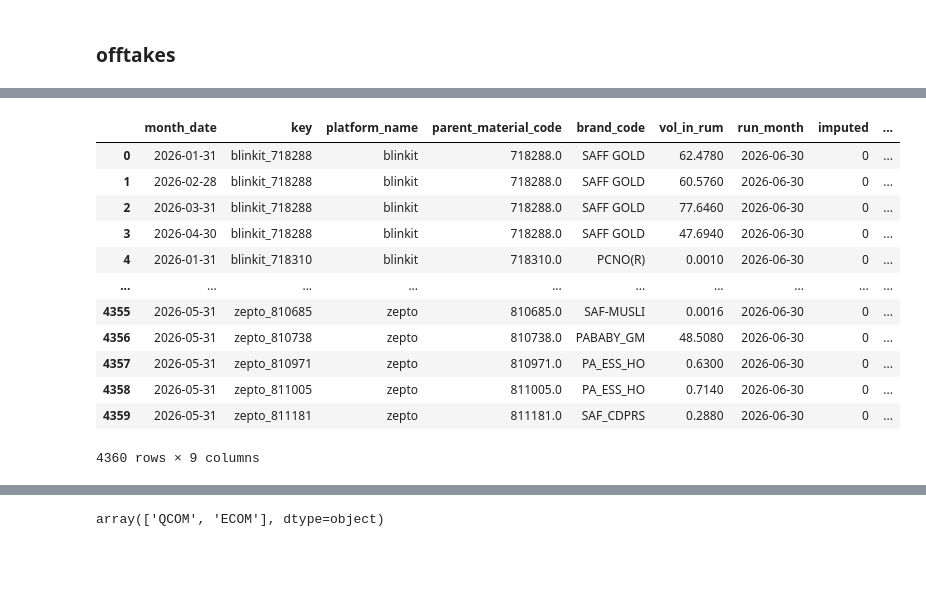
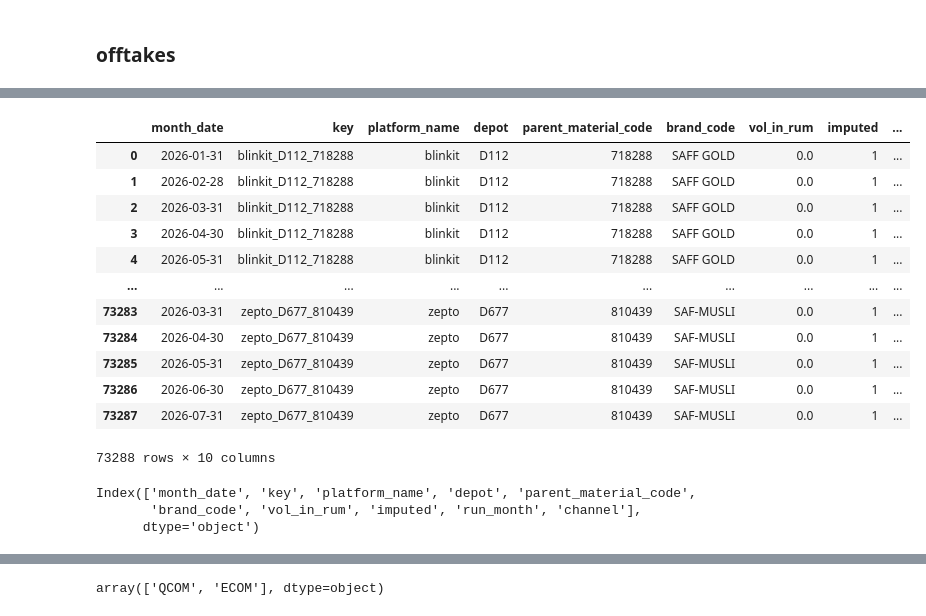
Before and after one commit to DSAmanSingh/collate_results_2, a Jupyter notebook: ALL Channels Accuracy framework.ipynb, the cells around one changed output, grey strips where cells are left out. Cells and saved outputs as stored; diff of their text form; code cells hidden in the pictures; blank space fills up the shorter version.

```diff
--- a/ALL Channels Accuracy framework.ipynb
+++ b/ALL Channels Accuracy framework.ipynb
@@ -1510,25 +1414,31 @@ Length: 4, dtype: datetime64[ns]
 # %%
-query_qcom = """select * from TRN_DF_QCOM_OFFTAKE_CHAIN_PSKU
-where run_month = '2026-06-30'
-and month_date between '2026-01-31' and '2026-05-31'
+query_qcom = """select * from TRN_DF_QCOM_OFFTAKE_CHAIN_DEPOT_PSKU
+where run_month = '2026-08-31'
+and month_date between '2026-01-31' and '2026-07-31'
 """
 qcom_df = pd.read_sql(query_qcom, dev_conn)
 qcom_df.columns = qcom_df.columns.str.lower()
 qcom_df['run_month'] = pd.to_datetime(qcom_df['run_month'])
 qcom_df['month_date'] = pd.to_datetime(qcom_df['month_date'])
 qcom_df['channel'] = 'QCOM'
 qcom_df
 # %% [output]
-|  | month_date | key | platform_name | parent_material_code | brand_code | vol_in_rum | run_month | imputed | ... |
-| 0 | 2026-01-31 | blinkit_718288 | blinkit | 718288.0 | SAFF GOLD | 62.4780 | 2026-06-30 | 0 | ... |
-| 1 | 2026-02-28 | blinkit_718288 | blinkit | 718288.0 | SAFF GOLD | 60.5760 | 2026-06-30 | 0 | ... |
-| 2 | 2026-03-31 | blinkit_718288 | blinkit | 718288.0 | SAFF GOLD | 77.6460 | 2026-06-30 | 0 | ... |
-| 3 | 2026-04-30 | blinkit_718288 | blinkit | 718288.0 | SAFF GOLD | 47.6940 | 2026-06-30 | 0 | ... |
-| 4 | 2026-01-31 | blinkit_718310 | blinkit | 718310.0 | PCNO(R) | 0.0010 | 2026-06-30 | 0 | ... |
+|  | month_date | key | platform_name | depot | parent_material_code | brand_code | vol_in_rum | imputed | ... |
+| 0 | 2026-01-31 | blinkit_D112_718288 | blinkit | D112 | 718288 | SAFF GOLD | 0.0 | 1 | ... |
+| 1 | 2026-02-28 | blinkit_D112_718288 | blinkit | D112 | 718288 | SAFF GOLD | 0.0 | 1 | ... |
+| 2 | 2026-03-31 | blinkit_D112_718288 | blinkit | D112 | 718288 | SAFF GOLD | 0.0 | 1 | ... |
+| 3 | 2026-04-30 | blinkit_D112_718288 | blinkit | D112 | 718288 | SAFF GOLD | 0.0 | 1 | ... |
+| 4 | 2026-05-31 | blinkit_D112_718288 | blinkit | D112 | 718288 | SAFF GOLD | 0.0 | 1 | ... |
 | ... | ... | ... | ... | ... | ... | ... | ... | ... | ... |
-| 4355 | 2026-05-31 | zepto_810685 | zepto | 810685.0 | SAF-MUSLI | 0.0016 | 2026-06-30 | 0 | ... |
-| 4356 | 2026-05-31 | zepto_810738 | zepto | 810738.0 | PABABY_GM | 48.5080 | 2026-06-30 | 0 | ... |
-| 4357 | 2026-05-31 | zepto_810971 | zepto | 810971.0 | PA_ESS_HO | 0.6300 | 2026-06-30 | 0 | ... |
-| 4358 | 2026-05-31 | zepto_811005 | zepto | 811005.0 | PA_ESS_HO | 0.7140 | 2026-06-30 | 0 | ... |
-| 4359 | 2026-05-31 | zepto_811181 | zepto | 811181.0 | SAF_CDPRS | 0.2880 | 2026-06-30 | 0 | ... |
+| 73283 | 2026-03-31 | zepto_D677_810439 | zepto | D677 | 810439 | SAF-MUSLI | 0.0 | 1 | ... |
+| 73284 | 2026-04-30 | zepto_D677_810439 | zepto | D677 | 810439 | SAF-MUSLI | 0.0 | 1 | ... |
+| 73285 | 2026-05-31 | zepto_D677_810439 | zepto | D677 | 810439 | SAF-MUSLI | 0.0 | 1 | ... |
+| 73286 | 2026-06-30 | zepto_D677_810439 | zepto | D677 | 810439 | SAF-MUSLI | 0.0 | 1 | ... |
+| 73287 | 2026-07-31 | zepto_D677_810439 | zepto | D677 | 810439 | SAF-MUSLI | 0.0 | 1 | ... |
-4360 rows × 9 columns
+73288 rows × 10 columns
+# %%
+qcom_df.columns
+# %% [output]
+Index(['month_date', 'key', 'platform_name', 'depot', 'parent_material_code',
+       'brand_code', 'vol_in_rum', 'imputed', 'run_month', 'channel'],
+      dtype='object')
```
Also changed, not shown: parts of 103 cells of this notebook, 6 other files.
